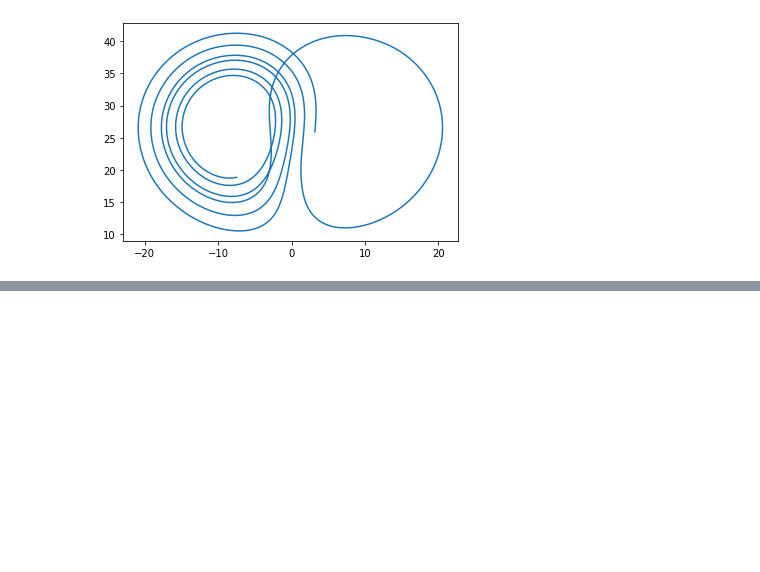
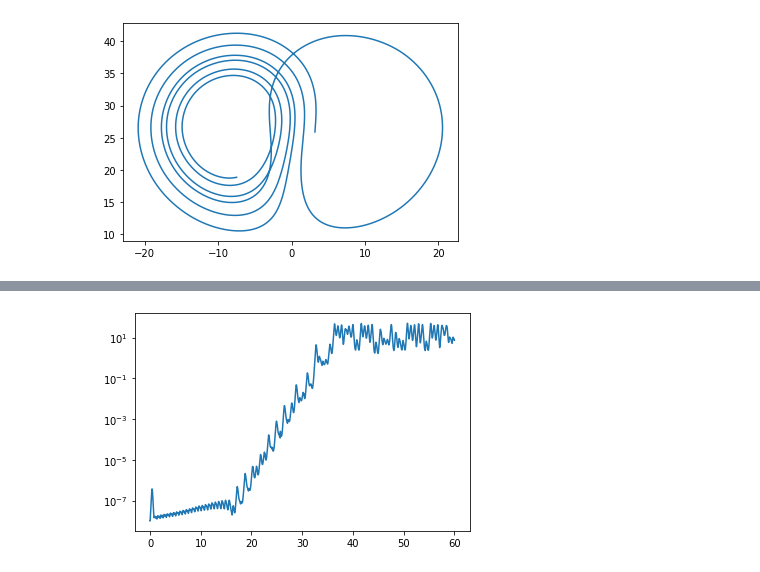
Before and after one commit to utkarsh7236/CTA200_2022, a Jupyter notebook: assignment_3/assignment3.ipynb, the cells around one changed output, grey strips where cells are left out. Cells and saved outputs as stored; diff of their text form; code cells hidden in the pictures; blank space fills up the shorter version.

```diff
--- a/assignment_3/assignment3.ipynb
+++ b/assignment_3/assignment3.ipynb
@@ -117,0 +120,11 @@ plt.plot(t_arr, Z2-Z)
+# %%
+t_arr = np.linspace(0, 60, N)
+W2 = sol2.sol(t_arr)
+X2, Y2, Z2 = W2
+W = sol.sol(t_arr)
+X, Y, Z = W
+plt.figure()
+plt.plot(t_arr, (np.sqrt((X2-X)**2 + (Y2-Y)**2 + (Z2-Z)**2)))
+plt.yscale("log")
+# %% [output]
+[figure, added]
```
Also changed, not shown: parts of 2 cells of this notebook, 10 other files.
